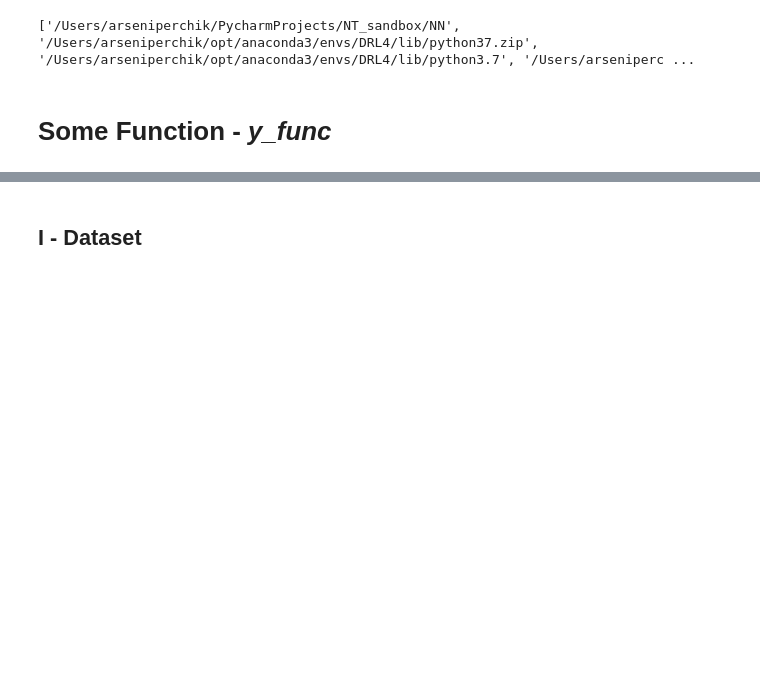
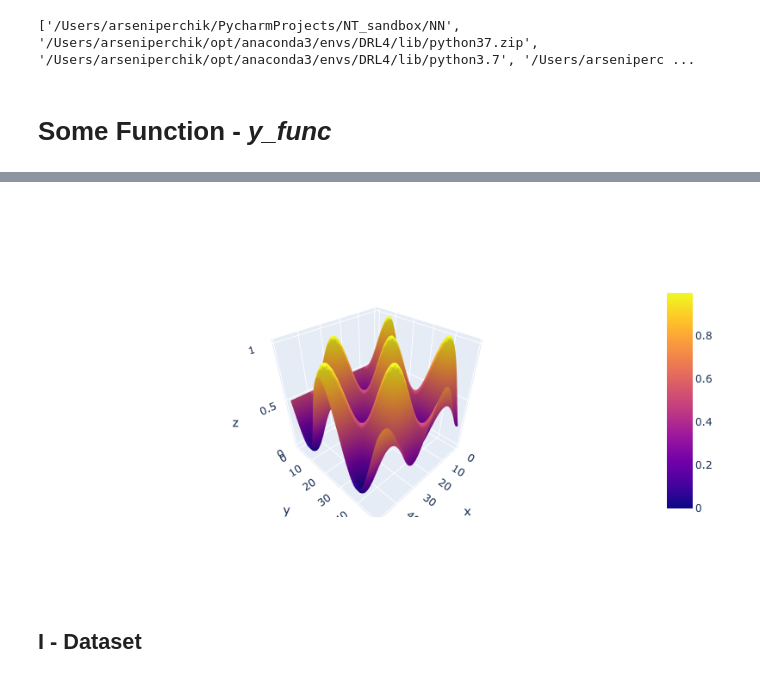
Before and after one commit to Arseni1919/ND_sandbox, a Jupyter notebook: NN/Simple_NN.ipynb, the cells around one changed output, grey strips where cells are left out. Drawn from its saved outputs; the diff is of its cells as text; code cells hidden in the pictures; blank space fills up the shorter version.

```diff
--- a/NN/Simple_NN.ipynb
+++ b/NN/Simple_NN.ipynb
@@ -15,22 +15,3 @@ from IMPORTS import *
 ['/Users/arseniperchik/PycharmProjects/NT_sandbox/NN', '/Users/arseniperchik/opt/anaconda3/envs/DRL4/lib/python37.zip', '/Users/arseniperchik/opt/anaconda3/envs/DRL4/lib/python3.7', '/Users/arseniperc ...
 # %% [markdown]
 # Some Function - *y_func*
-# %%
-SCALE = 50.0
-x = np.linspace(0.0, SCALE, num=100)
-y = np.linspace(0.0, SCALE, num=100)
-z = np.zeros((len(x),len(y)))
-
-def y_func(a, b):
-    return np.sin( a / 5) * np.cos( b / 5)/2 + 0.5# - np.log(b)
-
-for i_indx, i in enumerate(x):
-    for j_indx, j in enumerate(y):
-#         z[i,j] = np.log(i) + np.log(j)
-        z[i_indx,j_indx] = y_func(i, j)
-#         z[i_indx,j_indx] = np.sin(10*(i**2+j**2))/10.0
-
-fig = go.Figure(
-    data=go.Surface(z=z)
-)
-fig
@@ -39,3 +18,59 @@ fig
+# %%
+def y_func(a, b):
+    """
+    :param a: between [0, 1]
+    :param b: between [0, 1]
+    :return: between [0, 1]
+    """
+    mult = 50
+    a *= mult
+    b *= mult
+    return np.sin(a / 5) * np.cos(b / 5) / 2 + 0.5  # - np.log(b)
+
+
+def compare_graphs(func_hat, func_real, compare: bool =True):
+    x = np.linspace(0.0, SCALE, num=50)
+    y = np.linspace(0.0, SCALE, num=50)
+    z_hat = np.zeros((len(x), len(y)))
+    z_real = np.zeros((len(x), len(y)))
+    scatter_dict_real = {'x': [], 'y': [], 'z': []}
+    scatter_dict_hat = {'x': [], 'y': [], 'z': []}
+
+    for i_indx, i in enumerate(x):
+        for j_indx, j in enumerate(y):
+            z_hat[i_indx, j_indx] = func_hat(torch.Tensor([[i, j]]).double()).item()
+            z_real[i_indx, j_indx] = func_real(i, j)
+            x_rund_num = random.uniform(0, SCALE)
+            y_rund_num = random.uniform(0, SCALE)
+            scatter_dict_real['x'].append(x_rund_num)
+            scatter_dict_real['y'].append(y_rund_num)
+            scatter_dict_real['z'].append(func_real(x_rund_num, y_rund_num))
+            if compare:
+                scatter_dict_hat['x'].append(x_rund_num)
+                scatter_dict_hat['y'].append(y_rund_num)
+                scatter_dict_hat['z'].append(
+                    func_hat(torch.Tensor([[x_rund_num, y_rund_num]]).double()).item()
+                )
+
+    if compare:
+        fig = go.Figure(data=[
+            go.Surface(z=z_hat),
+            go.Surface(z=z_real, opacity=0.5)
+        ])# showscale=False, colorbar_x=-0.07,
+        fig.show()
+    else:
+        fig = go.Figure(data=[
+#             go.Surface(z=z_hat),
+            go.Surface(z=z_real, opacity=1)
+        ])# showscale=False, colorbar_x=-0.07,
+        fig.show()
+#         fig = px.scatter_3d(scatter_dict_real,
+#                             x='x', y='y', z='z', opacity=0.1, color='z', size_max=5)
+#         fig.show()
+
+compare_graphs(func_hat=lambda x, y=0 : torch.Tensor([0]), func_real=y_func, compare=False)
+# %% [output]
+[figure, added]
 # %% [markdown]
 ## I - Dataset
 # %%
```
Also changed, not shown: parts of 13 cells of this notebook, 10 other files.
